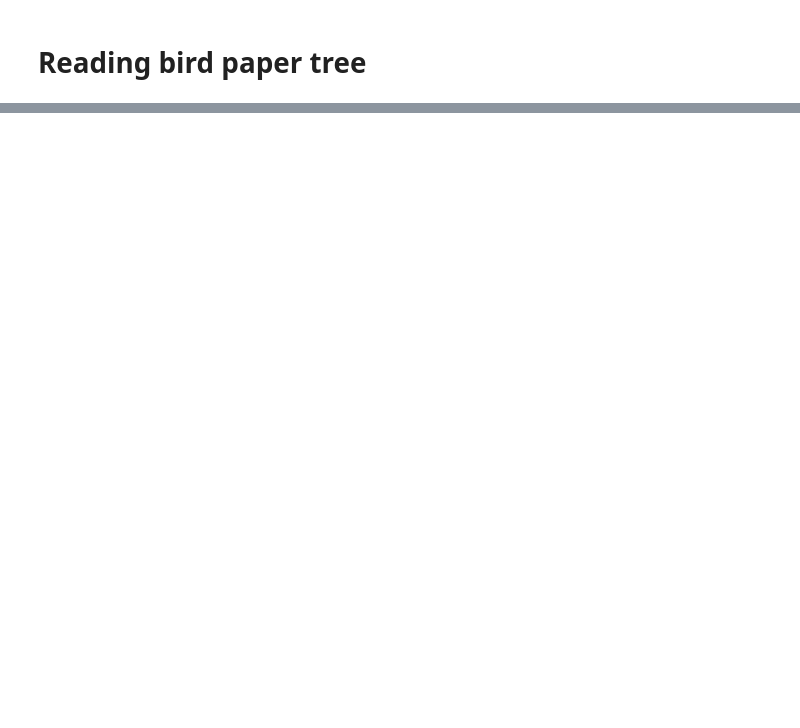
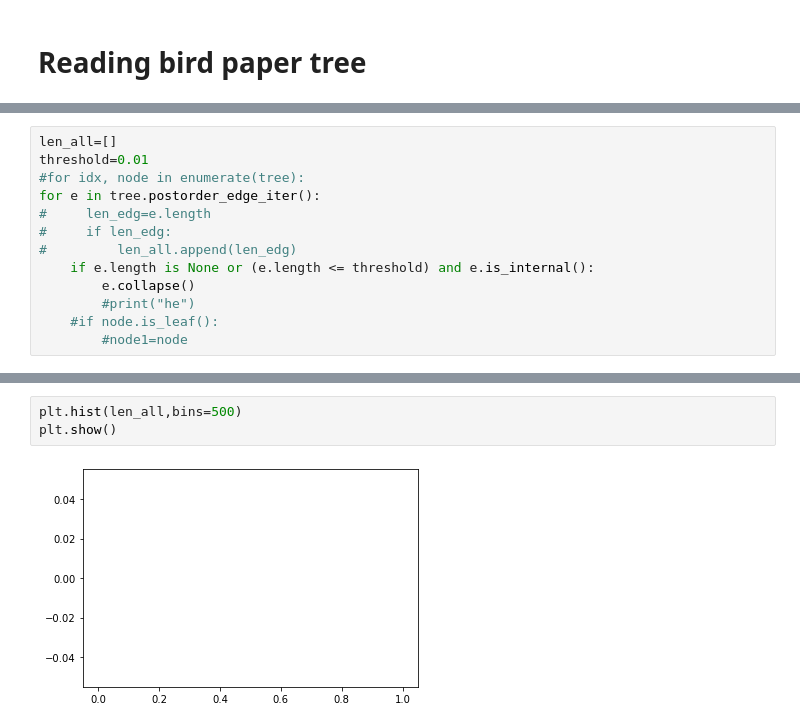
Before and after one commit to sinamajidian/fastoma_tree, a Jupyter notebook: code_tree.ipynb, the cells around one changed output, grey strips where cells are left out. Saved outputs shown, nothing was run; the diff lists cells and outputs as text; blank space fills up the shorter version.

```diff
--- a/code_tree.ipynb
+++ b/code_tree.ipynb
@@ -517,0 +560,13 @@ list(edges2)[1]
+# %%
+len_all=[]
+threshold=0.01
+#for idx, node in enumerate(tree):
+for e in tree.postorder_edge_iter():
+#     len_edg=e.length
+#     if len_edg:
+#         len_all.append(len_edg)
+    if e.length is None or (e.length <= threshold) and e.is_internal():
+        e.collapse()
+        #print("he")
+    #if node.is_leaf():
+        #node1=node
@@ -517,0 +579,5 @@ list(edges2)[1]
+# %%
+plt.hist(len_all,bins=500)
+plt.show()
+# %% [output]
+[figure, added]
```
Also changed, not shown: parts of 67 cells of this notebook, 2 other files.
